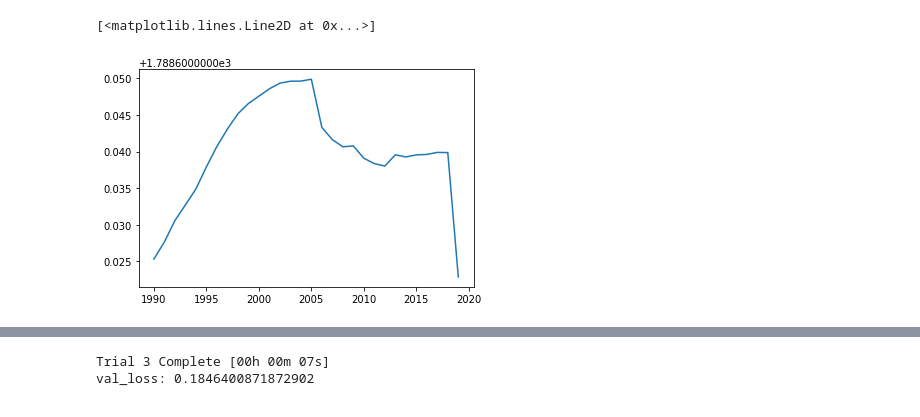
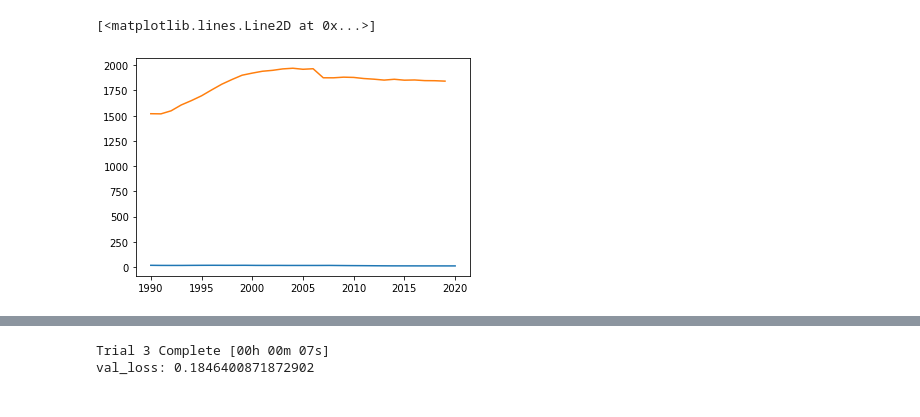
Before and after one commit to IsaacJohnEvans/EV_affect_on_emissions, a Jupyter notebook: pred.ipynb, the cells around one changed output, grey strips where cells are left out. Saved outputs shown, nothing was run; the diff lists cells and outputs as text; code cells hidden in the pictures.

Commit message:
works for all em and all veh data predictions

```diff
--- a/pred.ipynb
+++ b/pred.ipynb
@@ -111,7 +110,7 @@ def run_model(X, y, data_memory, epochs, batch_size, model_des, plot_pred_bool,
     mse.update_state(y_norm, y_pred_norm)
     test_loss = mse.result().numpy()
     print(y_attrs)
-    y_pred = np.roll(y_pred_norm /y_attrs[:, 1]**0.5 + y_attrs[:, 0] , -time_step)
+    y_pred = np.roll(y_pred_norm *y_attrs[:, 1]**0.5 + y_attrs[:, 0] , 0)
     print(test_loss)
     train_loss = history.history['loss'][-1]
     val_loss = history.history['val_loss'][-1]
@@ -128,7 +127,7 @@ EU_em_df, EU_em_annual_df, UK_em_df, US_em_df, EU_veh_df, UK_veh_df, US_veh_df,
 # %%
 time_step = 1
 data_memory = 5
-epochs = 20
+epochs = 2
 batch_size = 1
 df_model_columns =  ['time_step', 'data_memory', 'samples', 'layers', 'epochs', 'batch_size', 'training_loss', 'val_loss', 'test_loss']
 model_des = 'D32, GRU32, GRU32 D1'
@@ -138,7 +137,7 @@ model_layer = [layers.Dense(32, activation= 'sigmoid'),
 # sigmoid, softsign, relu
 # activation='softsign', recurrent_activation='relu'
 plot_range = [0]
-plot_range += [plot_range[0] + 30]
+plot_range += [plot_range[0] + 27]
 plot_pred_bool = False
 print_summary = False
 #model_df = pd.DataFrame(model_performance).transpose()
@@ -147,8 +146,12 @@ EU_em_X, EU_em_y = np.split(EU_em_df.to_numpy(), [11], 1)
 UK_em_X, UK_em_y = np.split(UK_em_df.to_numpy(dtype=np.float64), [13], 1)
 US_em_X, US_em_y, a = np.split(US_em_df.to_numpy(dtype=np.float64), [45,46], 1)
 EU_veh_X = EU_veh_df.to_numpy()
+EU_veh_y = np.roll(np.sum(EU_veh_X[:, 1:3], axis =1), time_step)
+EU_veh_y[:time_step] = 0
+EU_veh_y = np.array([EU_veh_y]).transpose()
 UK_veh_X = UK_veh_df.to_numpy(dtype=np.float64)
+UK_veh_y = np.array([np.sum(UK_veh_X[:, 3:7], axis = 1)]).transpose()
 US_veh_X, US_veh_y = np.split(US_veh_df.to_numpy(dtype=np.float64), [8], 1)
 # %%
-y, y_pred = run_model(US_em_X[:, :15], US_em_y, data_memory, epochs, batch_size, model_des, plot_pred_bool, plot_range, print_summary)
+y, y_pred = run_model(US_veh_X, US_veh_y, data_memory, epochs, batch_size, model_des, plot_pred_bool, plot_range, print_summary)
 # %% [output]
@@ -171,0 +164,15 @@ Epoch 20/20
+# %%
+EU_em_X, EU_em_y = np.split(EU_em_df.to_numpy(), [11], 1)
+UK_em_X, UK_em_y = np.split(UK_em_df.to_numpy(dtype=np.float64), [13], 1)
+US_em_X, US_em_y, a = np.split(US_em_df.to_numpy(dtype=np.float64), [45,46], 1)
+EU_veh_X = EU_veh_df.to_numpy()
+EU_veh_y = np.roll(np.sum(EU_veh_X[:, 1:3], axis =1), time_step)
+EU_veh_y[:time_step] = 0
+EU_veh_y = np.array([EU_veh_y]).transpose()
+UK_veh_X = UK_veh_df.to_numpy(dtype=np.float64)
+UK_veh_X = UK_veh_df.to_numpy(dtype=np.float64)
+UK_veh_y = np.array([np.sum(UK_veh_X[:, 3:7], axis = 1)]).transpose()
+US_veh_X, US_veh_y = np.split(US_veh_df.to_numpy(dtype=np.float64), [8], 1)
+t = np.linspace(1992, 2019, 28)
+plt.plot(t, US_veh_y[:, 0], t, y_pred)
+#plot_pred(UK_veh_y[:, 0], y_pred, plot_range)
@@ -172,6 +183,9 @@ Epoch 20/20
 # %%
+UK_em_df.shape
+t = np.linspace(1990, 2020, 30, endpoint=True)
+plt.plot(t, UK_em_X[:, -2])
 t = np.linspace(1990, 2019, 30)
-plt.plot(t, y_pred)
+plt.plot(t, np.roll(y_pred, 0))
 # %% [output]
 [<matplotlib.lines.Line2D at 0x...>]
-[figure, old version]
+[figure, new version]
```
Also changed, not shown: parts of 5 cells of this notebook, 2 other files.
